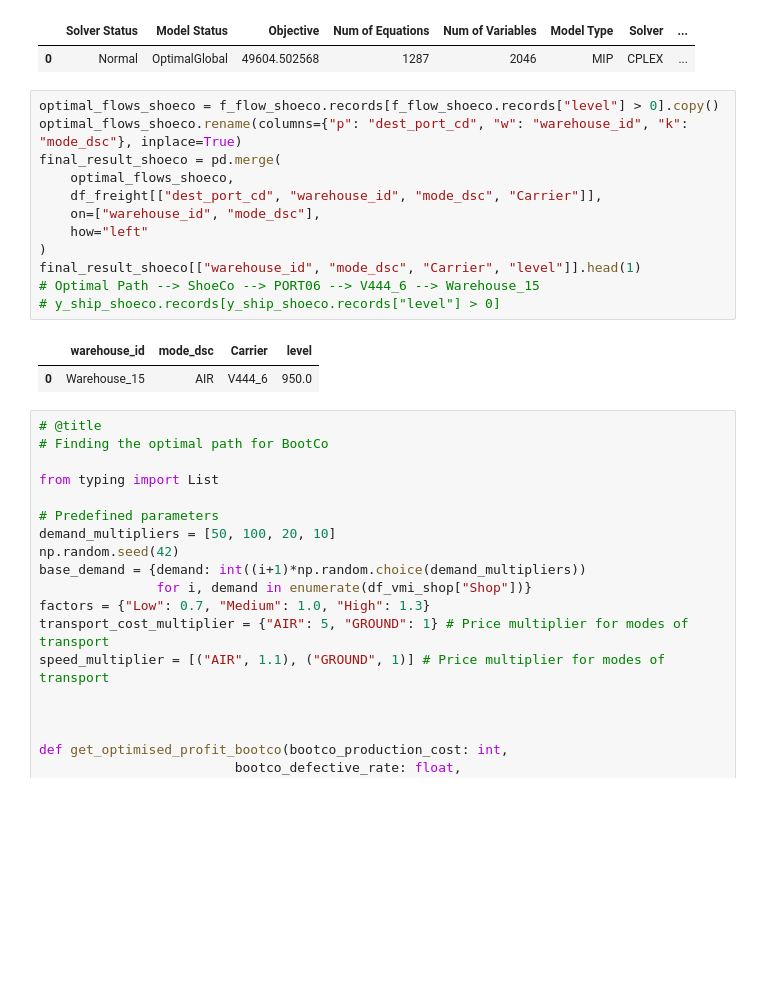
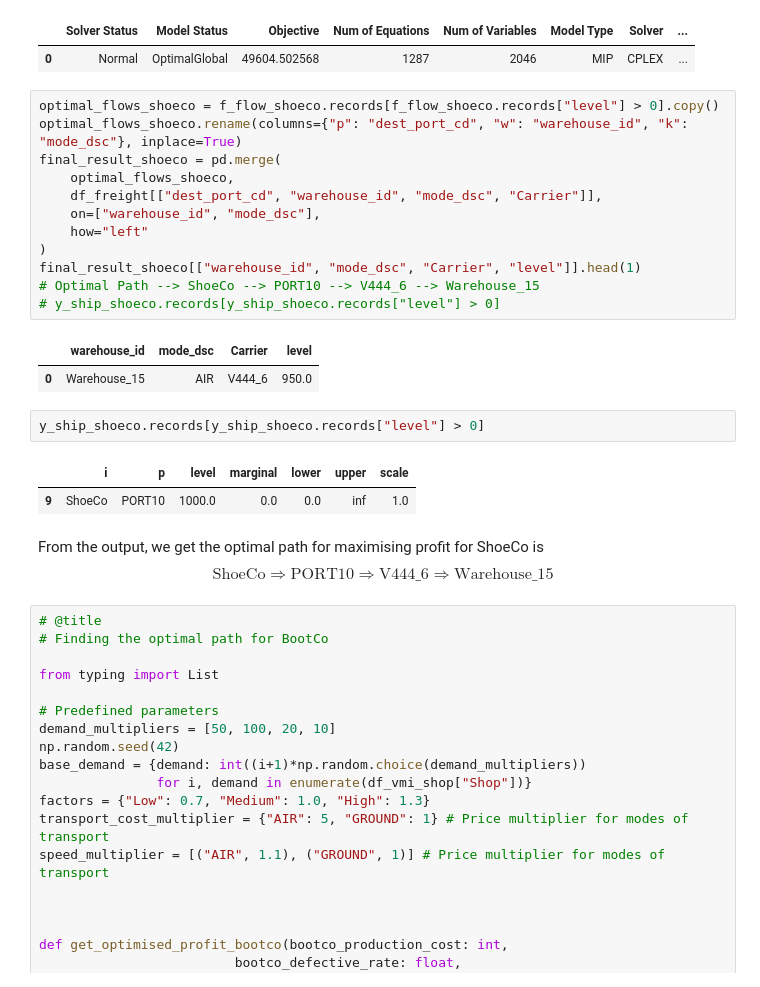
Before and after one commit to ashvin-a/Final-Project-524, a Jupyter notebook: src/main.ipynb, the cells around one changed output. Drawn from its saved outputs; the diff is of its cells as text; blank space fills up the shorter version.

Commit message:
Add some text.

```diff
--- a/src/main.ipynb
+++ b/src/main.ipynb
@@ -916,11 +916,19 @@ final_result_shoeco = pd.merge(
     how="left"
 )
 final_result_shoeco[["warehouse_id", "mode_dsc", "Carrier", "level"]].head(1)
-# Optimal Path --> ShoeCo --> PORT06 --> V444_6 --> Warehouse_15
+# Optimal Path --> ShoeCo --> PORT10 --> V444_6 --> Warehouse_15
 # y_ship_shoeco.records[y_ship_shoeco.records["level"] > 0]
 # %% [output]
 |  | warehouse_id | mode_dsc | Carrier | level |
 | 0 | Warehouse_15 | AIR | V444_6 | 950.0 |
+# %%
+y_ship_shoeco.records[y_ship_shoeco.records["level"] > 0]
+# %% [output]
+|  | i | p | level | marginal | lower | upper | scale |
+| 9 | ShoeCo | PORT10 | 1000.0 | 0.0 | 0.0 | inf | 1.0 |
+# %% [markdown]
+From the output, we get the optimal path for maximising profit for ShoeCo is
+$$\text{ShoeCo}⇒\text{PORT10}⇒\text{V444_6}⇒\text{Warehouse_15}$$
 # %%
 # @title
 # Finding the optimal path for BootCo
```
Also changed, not shown: parts of 5 cells of this notebook.
